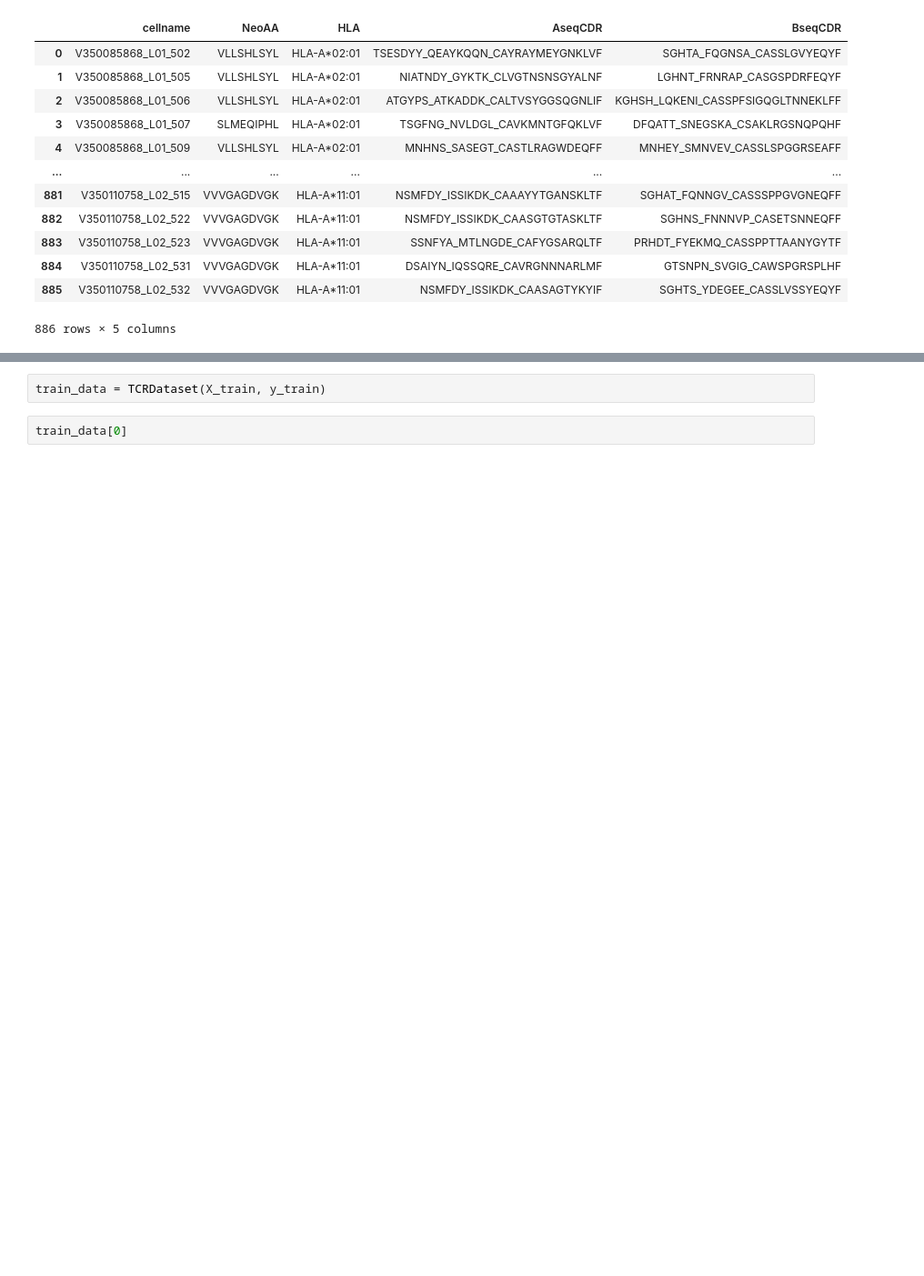
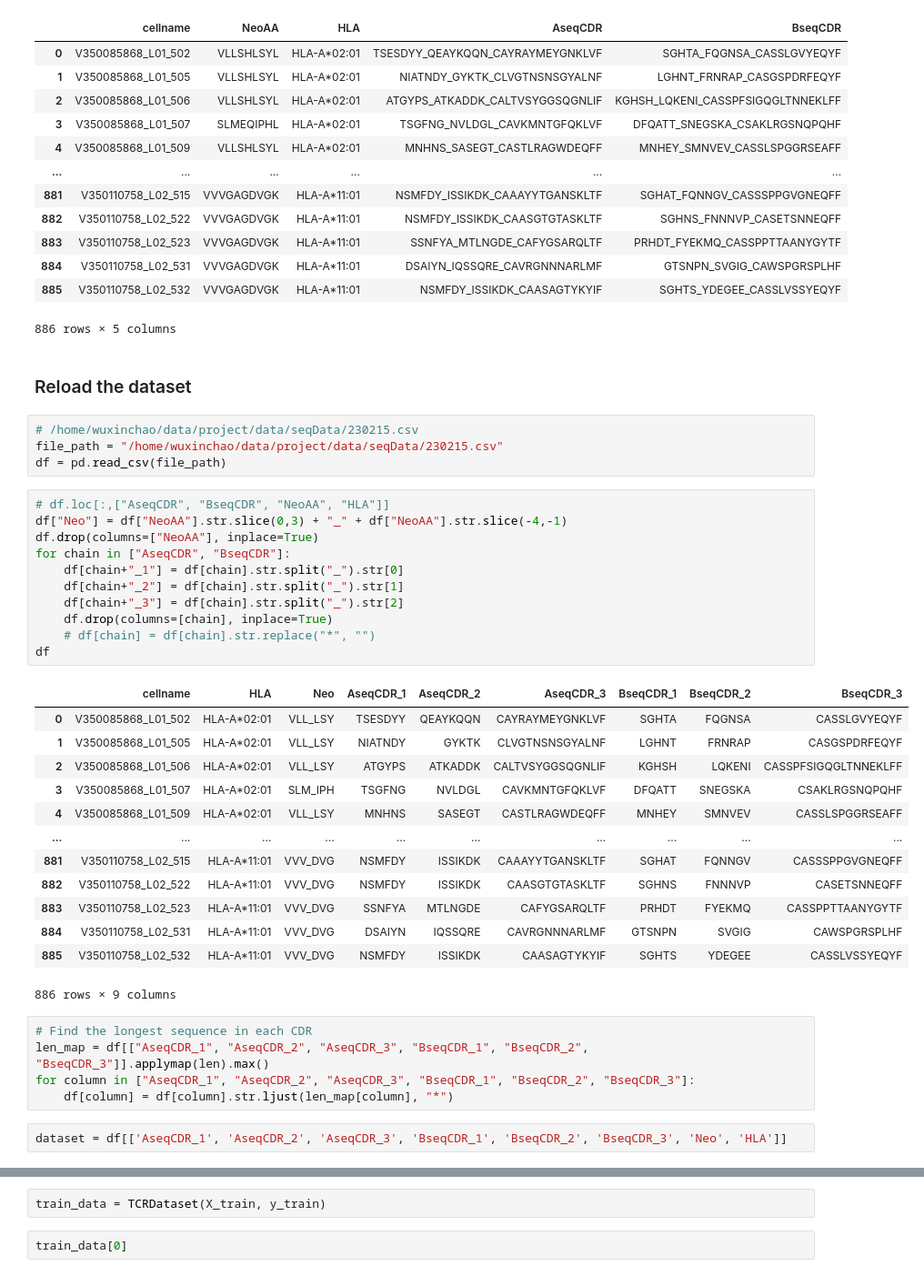
Before and after one commit to cb11711211/pMHC-TCR-binding-prediction, a Jupyter notebook: prediction_model/ann_model_test.ipynb, the cells around one changed output, grey strips where cells are left out. Shown at 91% size. Saved outputs shown, nothing was run; the diff lists cells and outputs as text; blank space fills up the shorter version.

```diff
--- a/prediction_model/ann_model_test.ipynb
+++ b/prediction_model/ann_model_test.ipynb
@@ -319,3 +326,41 @@ datasets
 | 884 | V350110758_L02_531 | VVVGAGDVGK | HLA-A*11:01 | DSAIYN_IQSSQRE_CAVRGNNNARLMF | GTSNPN_SVGIG_CAWSPGRSPLHF |
 | 885 | V350110758_L02_532 | VVVGAGDVGK | HLA-A*11:01 | NSMFDY_ISSIKDK_CAASAGTYKYIF | SGHTS_YDEGEE_CASSLVSSYEQYF |
 886 rows × 5 columns
+# %% [markdown]
+### Reload the dataset
+# %%
+# /home/wuxinchao/data/project/data/seqData/230215.csv
+file_path = "/home/wuxinchao/data/project/data/seqData/230215.csv"
+df = pd.read_csv(file_path)
+# %%
+# df.loc[:,["AseqCDR", "BseqCDR", "NeoAA", "HLA"]]
+df["Neo"] = df["NeoAA"].str.slice(0,3) + "_" + df["NeoAA"].str.slice(-4,-1)
+df.drop(columns=["NeoAA"], inplace=True)
+for chain in ["AseqCDR", "BseqCDR"]:
+    df[chain+"_1"] = df[chain].str.split("_").str[0]
+    df[chain+"_2"] = df[chain].str.split("_").str[1]
+    df[chain+"_3"] = df[chain].str.split("_").str[2]
+    df.drop(columns=[chain], inplace=True)
+    # df[chain] = df[chain].str.replace("*", "")
+df
+# %% [output]
+|  | cellname | HLA | Neo | AseqCDR_1 | AseqCDR_2 | AseqCDR_3 | BseqCDR_1 | BseqCDR_2 | BseqCDR_3 |
+| 0 | V350085868_L01_502 | HLA-A*02:01 | VLL_LSY | TSESDYY | QEAYKQQN | CAYRAYMEYGNKLVF | SGHTA | FQGNSA | CASSLGVYEQYF |
+| 1 | V350085868_L01_505 | HLA-A*02:01 | VLL_LSY | NIATNDY | GYKTK | CLVGTNSNSGYALNF | LGHNT | FRNRAP | CASGSPDRFEQYF |
+| 2 | V350085868_L01_506 | HLA-A*02:01 | VLL_LSY | ATGYPS | ATKADDK | CALTVSYGGSQGNLIF | KGHSH | LQKENI | CASSPFSIGQGLTNNEKLFF |
+| 3 | V350085868_L01_507 | HLA-A*02:01 | SLM_IPH | TSGFNG | NVLDGL | CAVKMNTGFQKLVF | DFQATT | SNEGSKA | CSAKLRGSNQPQHF |
+| 4 | V350085868_L01_509 | HLA-A*02:01 | VLL_LSY | MNHNS | SASEGT | CASTLRAGWDEQFF | MNHEY | SMNVEV | CASSLSPGGRSEAFF |
+| ... | ... | ... | ... | ... | ... | ... | ... | ... | ... |
+| 881 | V350110758_L02_515 | HLA-A*11:01 | VVV_DVG | NSMFDY | ISSIKDK | CAAAYYTGANSKLTF | SGHAT | FQNNGV | CASSSPPGVGNEQFF |
+| 882 | V350110758_L02_522 | HLA-A*11:01 | VVV_DVG | NSMFDY | ISSIKDK | CAASGTGTASKLTF | SGHNS | FNNNVP | CASETSNNEQFF |
+| 883 | V350110758_L02_523 | HLA-A*11:01 | VVV_DVG | SSNFYA | MTLNGDE | CAFYGSARQLTF | PRHDT | FYEKMQ | CASSPPTTAANYGYTF |
+| 884 | V350110758_L02_531 | HLA-A*11:01 | VVV_DVG | DSAIYN | IQSSQRE | CAVRGNNNARLMF | GTSNPN | SVGIG | CAWSPGRSPLHF |
+| 885 | V350110758_L02_532 | HLA-A*11:01 | VVV_DVG | NSMFDY | ISSIKDK | CAASAGTYKYIF | SGHTS | YDEGEE | CASSLVSSYEQYF |
+886 rows × 9 columns
+# %%
+# Find the longest sequence in each CDR
+len_map = df[["AseqCDR_1", "AseqCDR_2", "AseqCDR_3", "BseqCDR_1", "BseqCDR_2", "BseqCDR_3"]].applymap(len).max()
+for column in ["AseqCDR_1", "AseqCDR_2", "AseqCDR_3", "BseqCDR_1", "BseqCDR_2", "BseqCDR_3"]:
+    df[column] = df[column].str.ljust(len_map[column], "*")
+# %%
+dataset = df[['AseqCDR_1', 'AseqCDR_2', 'AseqCDR_3', 'BseqCDR_1', 'BseqCDR_2', 'BseqCDR_3', 'Neo', 'HLA']]
```
Also changed, not shown: parts of 10 cells of this notebook.
